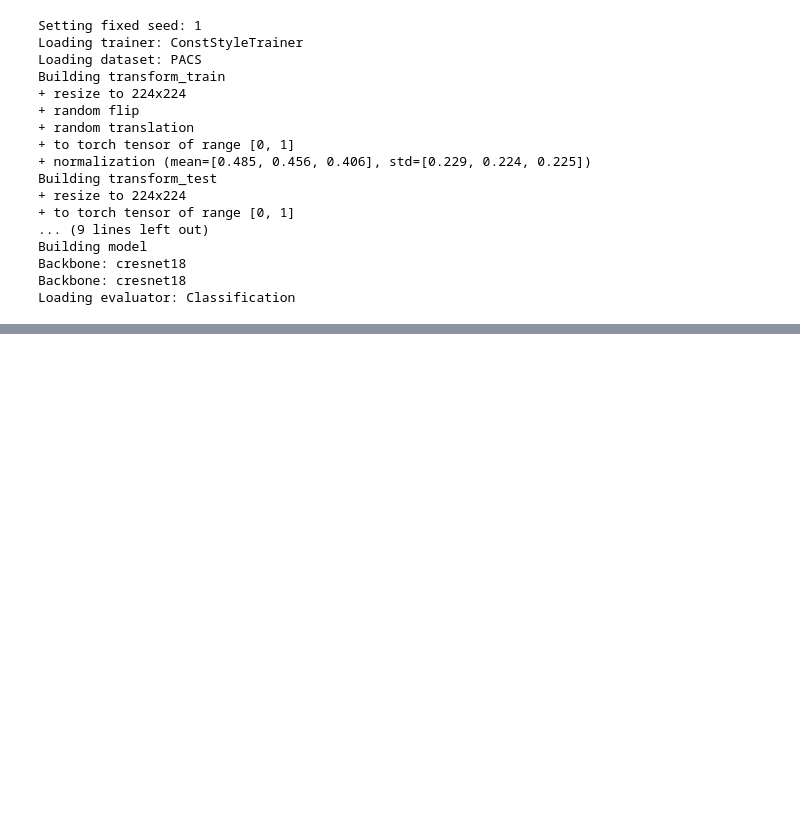
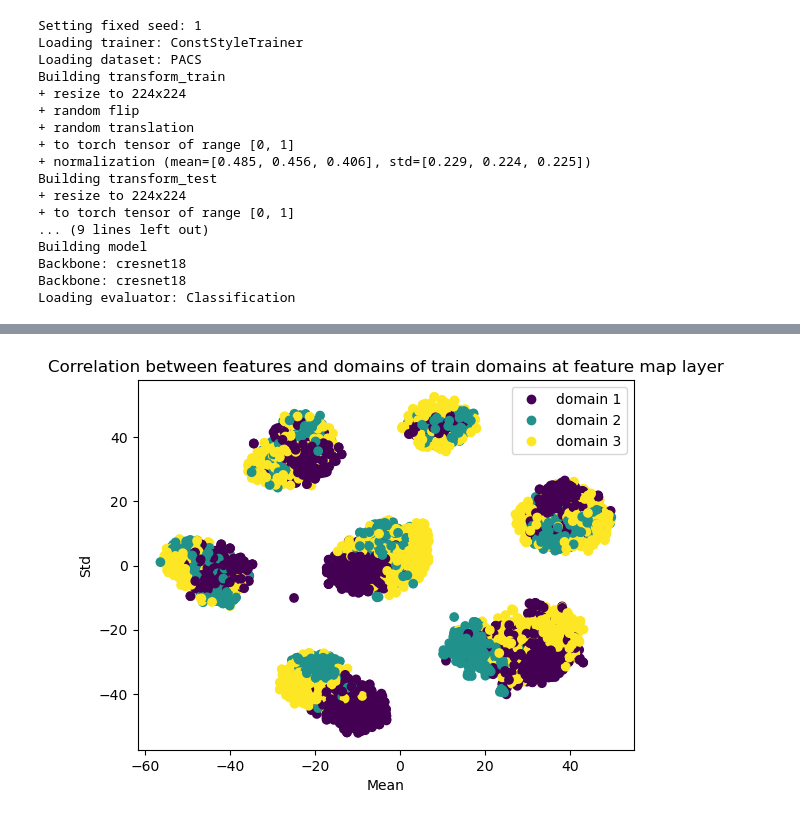
Before and after one commit to nduongw/DSU, a Jupyter notebook: multi-domain-generalization/explore/explore.ipynb, the cells around one changed output, grey strips where cells are left out. Saved outputs shown, nothing was run; the diff lists cells and outputs as text; code cells hidden in the pictures; blank space fills up the shorter version.

```diff
--- a/multi-domain-generalization/explore/explore.ipynb
+++ b/multi-domain-generalization/explore/explore.ipynb
@@ -301,0 +325,10 @@ plt.show()
+# %%
+classes = ['domain 1', 'domain 2', 'domain 3', 'out-domain']
+scatter = plt.scatter(transformed_data[:, 0], transformed_data[:, 1], c=id_domains)
+plt.legend(handles=scatter.legend_elements()[0], labels=classes)
+plt.title('Correlation between features and domains of train domains at feature map layer')
+plt.xlabel('Mean')
+plt.ylabel('Std')
+plt.show()
+# %% [output]
+[figure, added]
```
Also changed, not shown: parts of 20 cells of this notebook, 18 other files.
